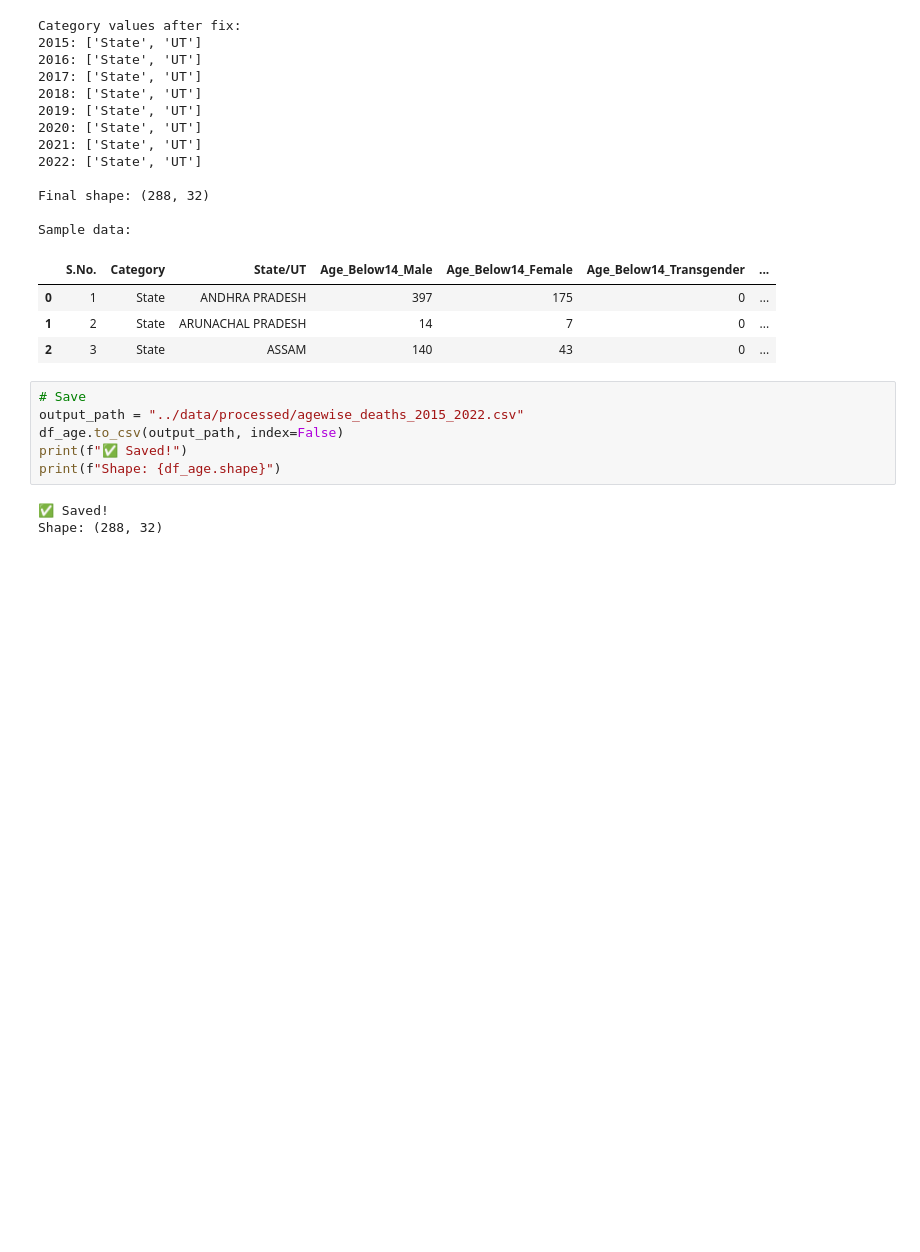
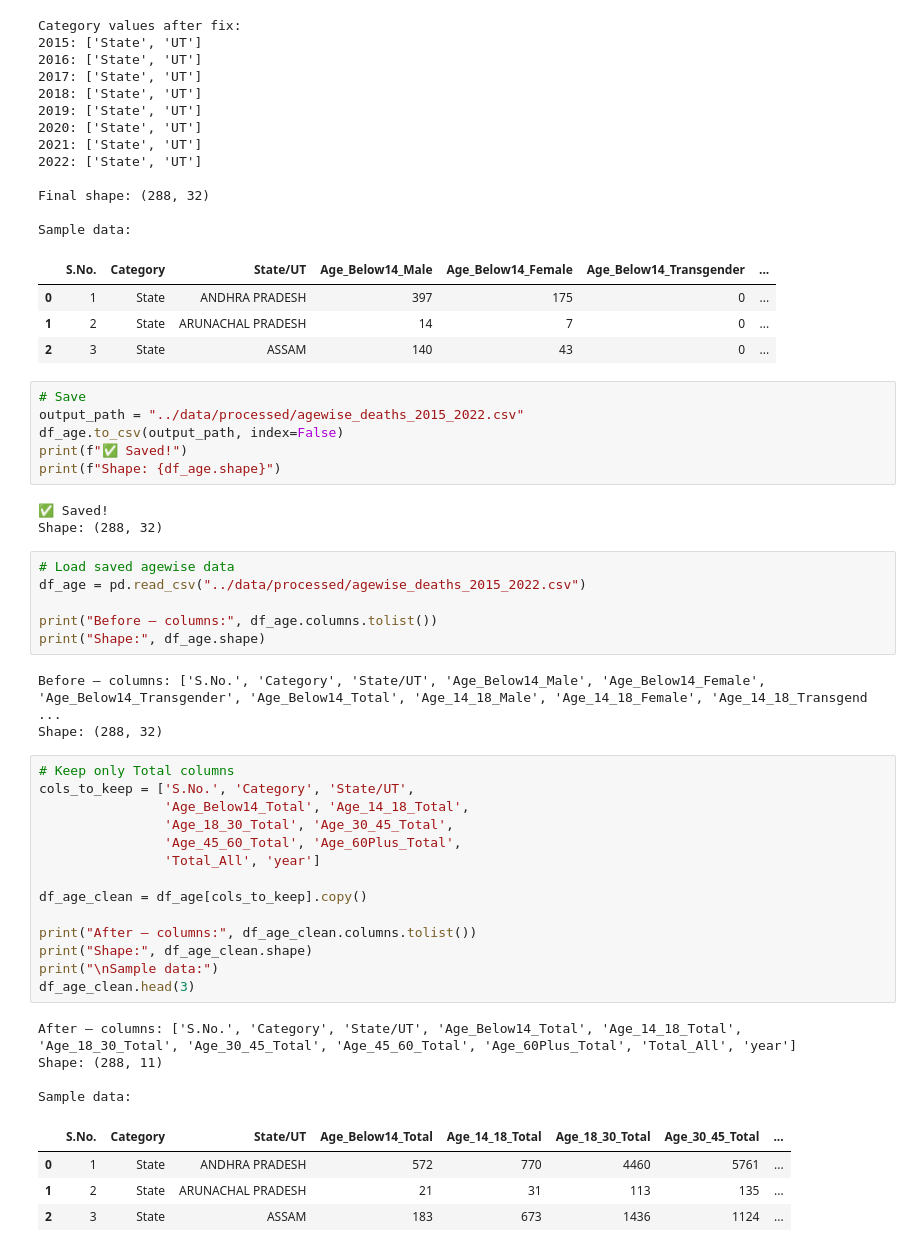
Before and after one commit to ankitarchoudhary/Dark-Hours-India, a Jupyter notebook: notebooks/01_data_cleaning.ipynb, the cells around one changed output. Drawn from its saved outputs; the diff is of its cells as text; blank space fills up the shorter version.

Commit message:
Cleaned agewise deaths - dropped gender columns, kept totals only

```diff
--- a/notebooks/01_data_cleaning.ipynb
+++ b/notebooks/01_data_cleaning.ipynb
@@ -2917,3 +2917,35 @@ print(f"Shape: {df_age.shape}")
 # %% [output]
 ✅ Saved!
 Shape: (288, 32)
+# %%
+# Load saved agewise data
+df_age = pd.read_csv("../data/processed/agewise_deaths_2015_2022.csv")
+
+print("Before — columns:", df_age.columns.tolist())
+print("Shape:", df_age.shape)
+# %% [output]
+Before — columns: ['S.No.', 'Category', 'State/UT', 'Age_Below14_Male', 'Age_Below14_Female', 'Age_Below14_Transgender', 'Age_Below14_Total', 'Age_14_18_Male', 'Age_14_18_Female', 'Age_14_18_Transgend ...
+Shape: (288, 32)
+# %%
+# Keep only Total columns
+cols_to_keep = ['S.No.', 'Category', 'State/UT',
+                'Age_Below14_Total', 'Age_14_18_Total',
+                'Age_18_30_Total', 'Age_30_45_Total',
+                'Age_45_60_Total', 'Age_60Plus_Total',
+                'Total_All', 'year']
+
+df_age_clean = df_age[cols_to_keep].copy()
+
+print("After — columns:", df_age_clean.columns.tolist())
+print("Shape:", df_age_clean.shape)
+print("\nSample data:")
+df_age_clean.head(3)
+# %% [output]
+After — columns: ['S.No.', 'Category', 'State/UT', 'Age_Below14_Total', 'Age_14_18_Total', 'Age_18_30_Total', 'Age_30_45_Total', 'Age_45_60_Total', 'Age_60Plus_Total', 'Total_All', 'year']
+Shape: (288, 11)
+
+Sample data:
+|  | S.No. | Category | State/UT | Age_Below14_Total | Age_14_18_Total | Age_18_30_Total | Age_30_45_Total | ... |
+| 0 | 1 | State | ANDHRA PRADESH | 572 | 770 | 4460 | 5761 | ... |
+| 1 | 2 | State | ARUNACHAL PRADESH | 21 | 31 | 113 | 135 | ... |
+| 2 | 3 | State | ASSAM | 183 | 673 | 1436 | 1124 | ... |
```
Also changed, not shown: 1 other file.
